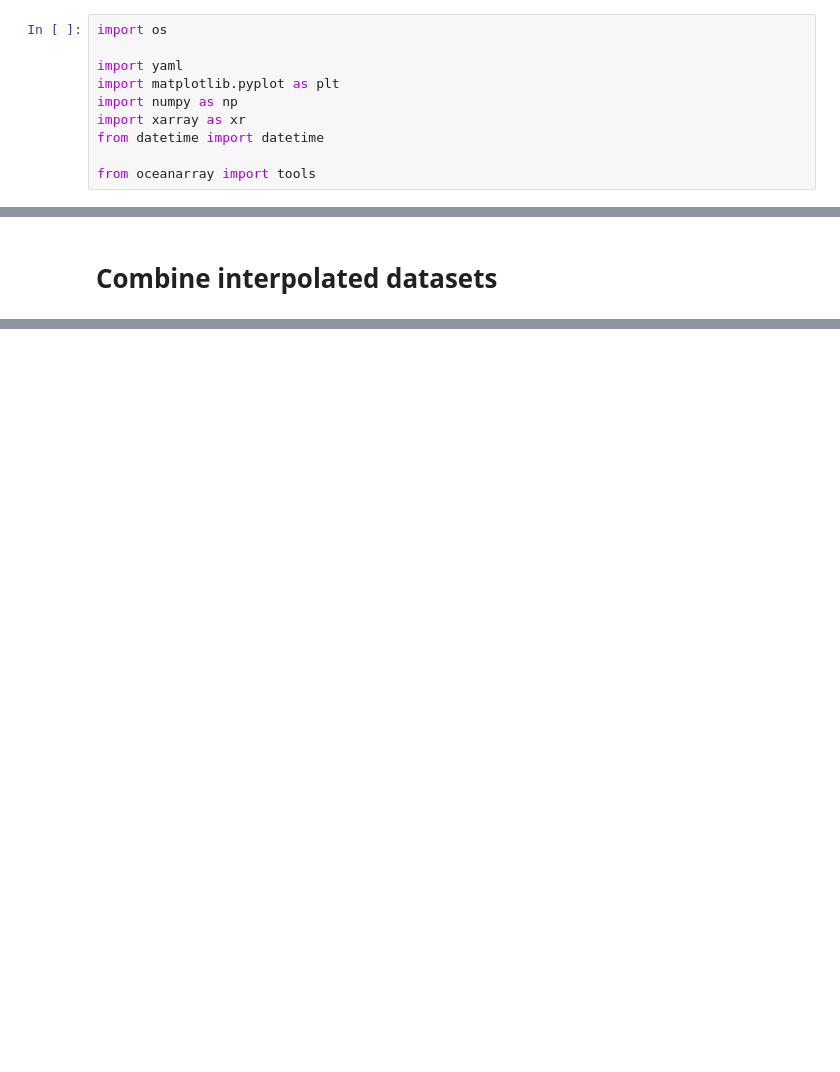
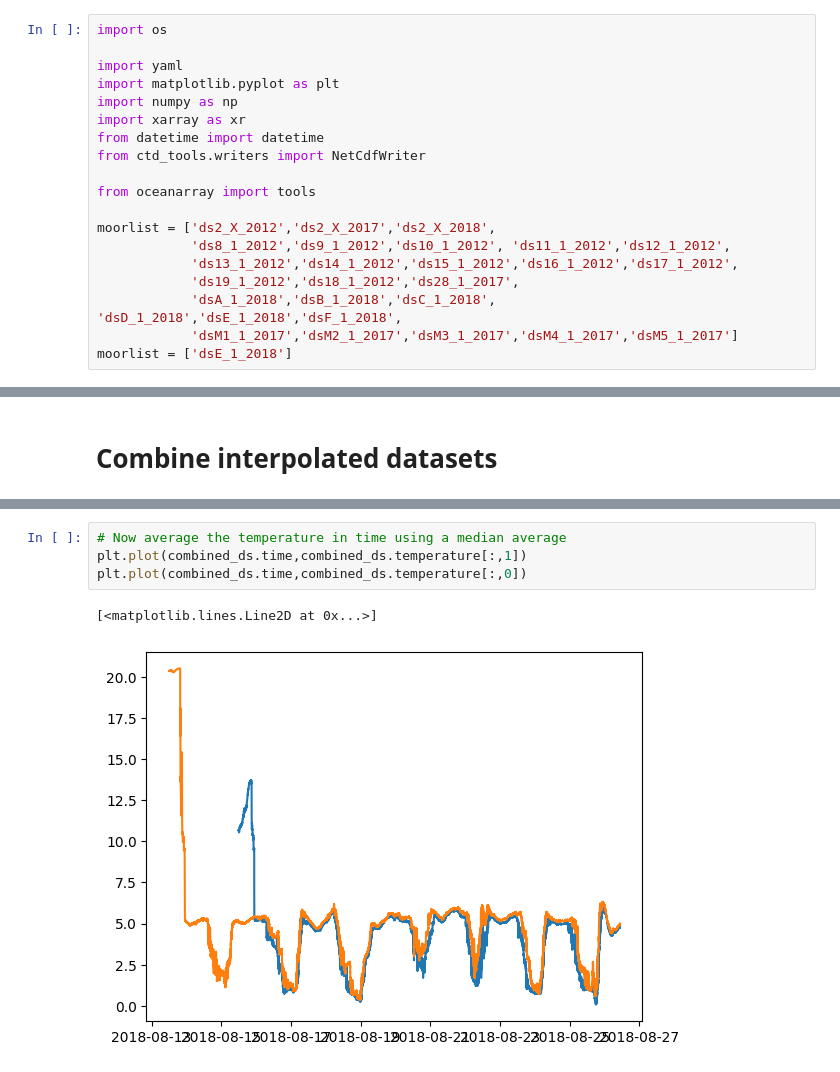
Before and after one commit to ocean-uhh/oceanarray, a Jupyter notebook: notebooks/demo_stage3.ipynb, the cells around one changed output, grey strips where cells are left out. Saved outputs shown, nothing was run; the diff lists cells and outputs as text; blank space fills up the shorter version.

```diff
--- a/notebooks/demo_stage3.ipynb
+++ b/notebooks/demo_stage3.ipynb
@@ -20,8 +12,17 @@ import matplotlib.pyplot as plt
 import numpy as np
 import xarray as xr
 from datetime import datetime
+from ctd_tools.writers import NetCdfWriter
 
 from oceanarray import tools
+
+moorlist = ['ds2_X_2012','ds2_X_2017','ds2_X_2018',
+            'ds8_1_2012','ds9_1_2012','ds10_1_2012', 'ds11_1_2012','ds12_1_2012',
+            'ds13_1_2012','ds14_1_2012','ds15_1_2012','ds16_1_2012','ds17_1_2012',
+            'ds19_1_2012','ds18_1_2012','ds28_1_2017',
+            'dsA_1_2018','dsB_1_2018','dsC_1_2018', 'dsD_1_2018','dsE_1_2018','dsF_1_2018',
+            'dsM1_1_2017','dsM2_1_2017','dsM3_1_2017','dsM4_1_2017','dsM5_1_2017']
+moorlist = ['dsE_1_2018']
 # %% [markdown]
 ## Load data for one mooring into datasets, list of xarray datasets
 # %%
@@ -382,3 +381,10 @@ combined_ds = find_deployment.find_deployment(combined_ds,bottom_strategy="deplo
+# %%
+# Now average the temperature in time using a median average
+plt.plot(combined_ds.time,combined_ds.temperature[:,1])
+plt.plot(combined_ds.time,combined_ds.temperature[:,0])
+# %% [output]
+[<matplotlib.lines.Line2D at 0x...>]
+[figure, added]
 # %%
 combined_ds
 # %% [output]
```
Also changed, not shown: parts of 22 cells of this notebook, 9 other files.
